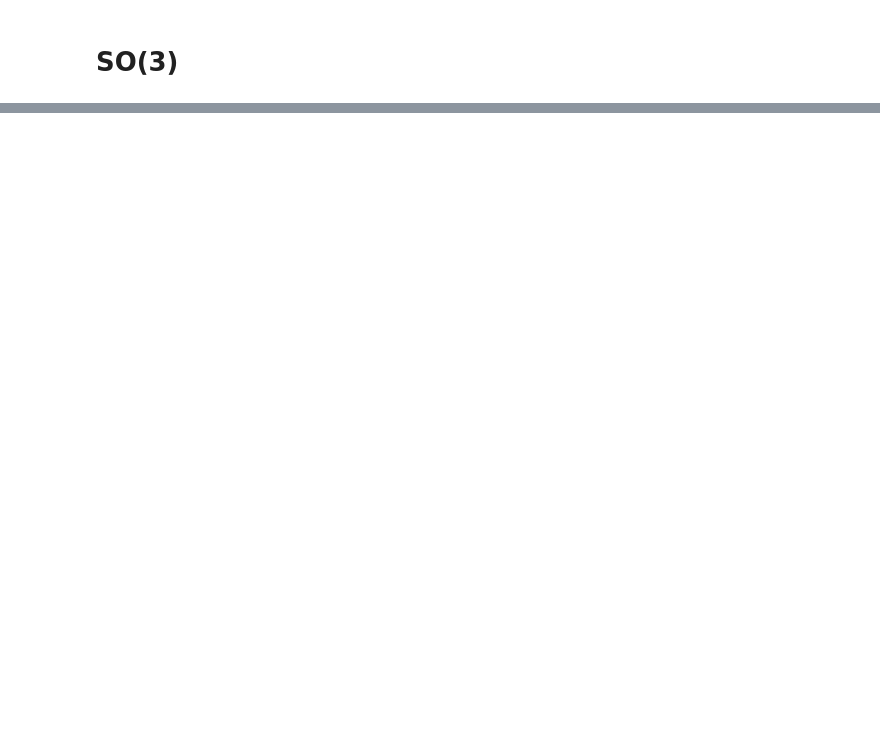
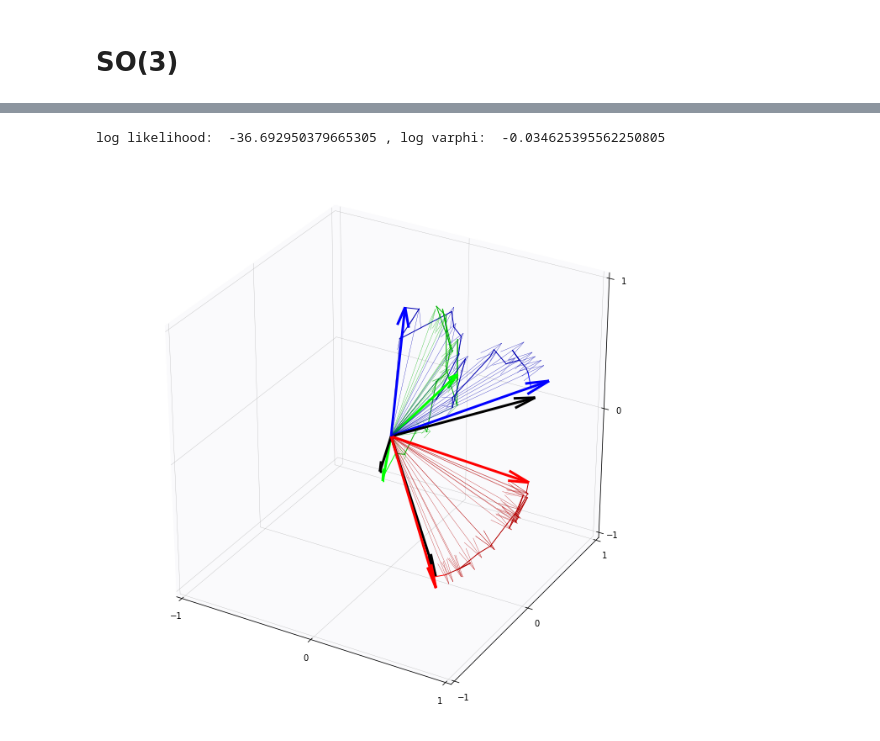
Before and after one commit to mathias-hojgaard/theanogeometry, a Jupyter notebook: papers/Simulation_of_Conditioned_Diffusions_on_Riemannian_Manifolds.ipynb, the cells around one changed output, grey strips where cells are left out. Cells and saved outputs as stored; diff of their text form; code cells hidden in the pictures; blank space fills up the shorter version.

```diff
--- a/papers/Simulation_of_Conditioned_Diffusions_on_Riemannian_Manifolds.ipynb
+++ b/papers/Simulation_of_Conditioned_Diffusions_on_Riemannian_Manifolds.ipynb
@@ -330,68 +382,70 @@ def get_sde_guided(sde_f, phi, sqrtCov, A=None, method='DelyonHu', integration='
         residual = T.tensordot(dW_guided, T.tensordot(Pres, dW_guided, (1, 0)), (0, 0))
         log_likelihood = .5 * (-dW.shape[0] * T.log(2 * np.pi) + LogAbsDet()(Pres) - residual)
 
-#         ## correction factor
-#         ytilde = T.tensordot(X, h * (Tend - t), 1)
-#         tp1 = t + dt
-#         if integration is 'ito':
-#             xtp1 = x + dt * (det + T.tensordot(X, h, 1)) + sto
-#         elif integration is 'stratonovich':
-#             tx = x + sto
-#             xtp1 = x + dt * det + 0.5 * (sto + sde_f(dW, tp1, tx, *ys)[1])
-#         Xtp1 = sde_f(dW, tp1, xtp1, *ys)[2]
-#         ytildetp1 = T.tensordot(Xtp1, phi(xtp1, v), 1)
+        ## correction factor
+        ytilde = T.tensordot(X, h * (Tend - t), 1)
+        tp1 = t + dt
+        if integration is 'ito':
+            xtp1 = x + dt * (det + T.tensordot(X, h, 1)) + sto
+        elif integration is 'stratonovich':
+            tx = x + sto
+            xtp1 = x + dt * det + 0.5 * (sto + sde_f(dW, tp1, tx, *ys)[1])
+        Xtp1 = sde_f(dW, tp1, xtp1, *ys)[2]
+        ytildetp1 = T.tensordot(Xtp1, phi(xtp1, v), 1)
 
-#         # set default A if not specified
-#         Af = A if A is not None else lambda x, v, w: T.tensordot(v, T.tensordot(T.nlinalg.MatrixInverse()(T.tensordot(X, X, (1, 1))), w, 1), 1)
+        # set default A if not specified
+        Af = A if A is not None else lambda x, v, w: T.tensordot(v, T.tensordot(T.nlinalg.MatrixInverse()(T.tensordot(X, X, (1, 1))), w, 1), 1)
 
-#         #     add t1 term for general phi
-#         #     dxbdxt = theano.gradient.Rop((Gx-x[0]).flatten(),x[0],dx[0]) # use this for general phi
-#         t2 = theano.ifelse.ifelse(T.lt(t, Tend - dt / 2),
-#                                   -Af(x, ytilde, dt * det) / (Tend - t),
-#                                   # check det term for Stratonovich (correction likely missing)
-#                                   0.)
-#         t34 = theano.ifelse.ifelse(T.lt(tp1, Tend - dt / 2),
-#                                    -(Af(xtp1, ytildetp1, ytildetp1) - Af(x, ytildetp1, ytildetp1)) / (
-#                                    2 * (Tend - tp1 + dt * T.gt(tp1, Tend - dt / 2))),
-#                                    # last term in divison is to avoid NaN with non-lazy Theano conditional evaluation
-#                                    0.)
-        log_varphi = log_likelihood#t2 + t34
+        #     add t1 term for general phi
+        #     dxbdxt = theano.gradient.Rop((Gx-x[0]).flatten(),x[0],dx[0]) # use this for general phi
+        t2 = theano.ifelse.ifelse(T.lt(t, Tend - dt / 2),
+                                  -Af(x, ytilde, dt * det) / (Tend - t),
+                                  # check det term for Stratonovich (correction likely missing)
+                                  0.)
+        t34 = theano.ifelse.ifelse(T.lt(tp1, Tend - dt / 2),
+                                   -(Af(xtp1, ytildetp1, ytildetp1) - Af(x, ytildetp1, ytildetp1)) / (
+                                   2 * (Tend - tp1 + dt * T.gt(tp1, Tend - dt / 2))),
+                                   # last term in divison is to avoid NaN with non-lazy Theano conditional evaluation
+                                   0.)
+        log_varphi = t2 + t34
 
         return (det + T.tensordot(X, h, 1), sto, X, log_likelihood, log_varphi, T.zeros_like(v), *dys_sde)
 
     return sde_guided
 
 def get_guided_likelihood(M, sde_f, phi, sqrtCov, q, A=None, method='DelyonHu', integration='ito'):
     sde_guided = get_sde_guided(sde_f, phi, sqrtCov, A, method, integration)
     guided = lambda q, v, dWt: integrate_sde(sde_guided,
                                              integrator_ito if method is 'ito' else integrator_stratonovich,
                                              q, dWt, T.constant(0.), T.constant(0.), v)
     v = M.element()
     guidedf = theano.function([q, v, dWt], guided(q, v, dWt)[:4])
 
     return (guided, guidedf)
 
 # parameters
 g0 = G.element()
 thetas = (g0, G.sigma,)
-thetas_true = [g]+[theta.eval() for theta in thetas[1:]]
 
 # guide function
-phi = lambda g,v: G.LAtoV(G.invtrns(G.inv(g),v)-G.e)
-# phi = lambda g,v: T.tensordot(G.inv(G.sigma),G.LAtoV(G.log(G.invtrns(G.inv(g),v))),(1,0))
+# phi = lambda g,v: G.LAtoV(G.invtrns(G.inv(g),v)-G.e)
+phi = lambda g,v: T.tensordot(G.inv(G.sigma),G.LAtoV(G.log(G.invtrns(G.inv(g),v))),(1,0))
 
 # (Brownian_inv_guided,Brownian_inv_guidedf) = get_guided_likelihood(G,G.sde_Brownian_inv,phi,lambda g: G.sigma, g0, thetas, A=G.gG, integration='stratonovich')
 (Brownian_inv_guided,Brownian_inv_guidedf) = get_guided_likelihood(G,G.sde_Brownian_inv,phi,lambda g: G.sigma, g0, A=G.gG, integration='stratonovich')
 
 w = G.psif(v)
 (ts,gs,log_likelihood,log_varphi) = Brownian_inv_guidedf(g,w,dWsf(G.dim.eval()))[:4]
 print("log likelihood: ", log_likelihood[-1], ", log varphi: ", log_varphi[-1])
 
 newfig()
 G.plotg(gs)
 G.plotg(w,color='k')
 # plt.savefig('/home/stefan/Dropbox/projects/diffusion/figures/SO3-bridge.pdf')
 plt.show()
+# %% [output]
+log likelihood:  -36.692950379665305 , log varphi:  -0.034625395562250805
+[figure, added]
 # %%
 options = {}
 options['samples_per_obs'] = 20
```
Also changed, not shown: parts of 17 cells of this notebook, 1 other file.
